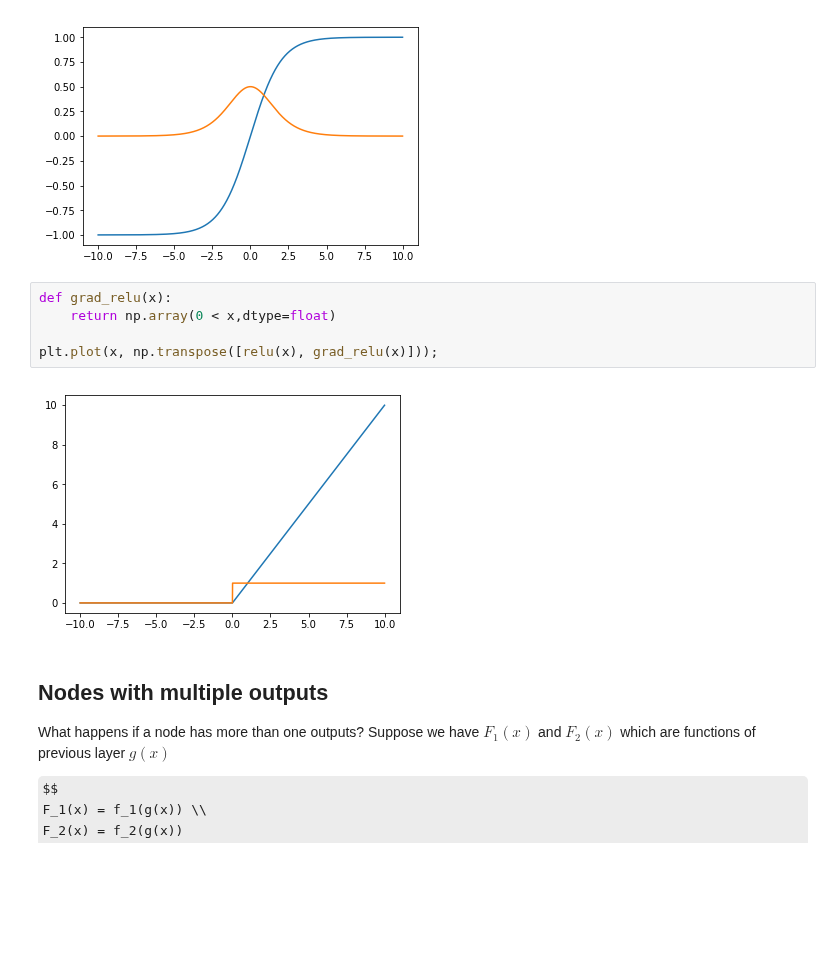
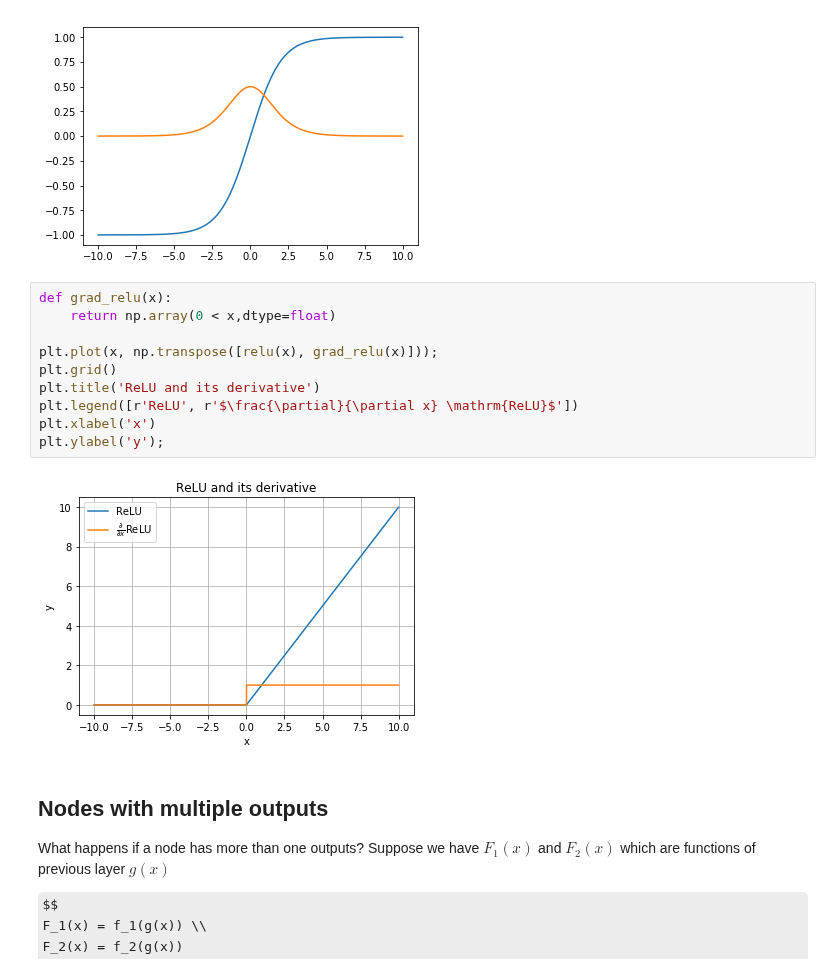
Before and after one commit to msakuta/notebooks, a Jupyter notebook: NeuralNetworkTest.ipynb, the cells around one changed output. Cells and saved outputs as stored; diff of their text form; some formulas as TeX source; blank space fills up the shorter version.

Commit message:
Fix some plotting issues

```diff
--- a/NeuralNetworkTest.ipynb
+++ b/NeuralNetworkTest.ipynb
@@ -218,10 +218,15 @@ plt.plot(x, np.transpose([sigmoid(x), grad_sigmoid(x)]));
 # %%
 def grad_relu(x):
     return np.array(0 < x,dtype=float)
 
 plt.plot(x, np.transpose([relu(x), grad_relu(x)]));
+plt.grid()
+plt.title('ReLU and its derivative')
+plt.legend([r'ReLU', r'$\frac{\partial}{\partial x} \mathrm{ReLU}$'])
+plt.xlabel('x')
+plt.ylabel('y');
 # %% [output]
-[figure, old version]
+[figure, new version]
 # %% [markdown]
 ## Nodes with multiple outputs
 
```
Also changed, not shown: parts of 1 cell of this notebook, 1 other file.
